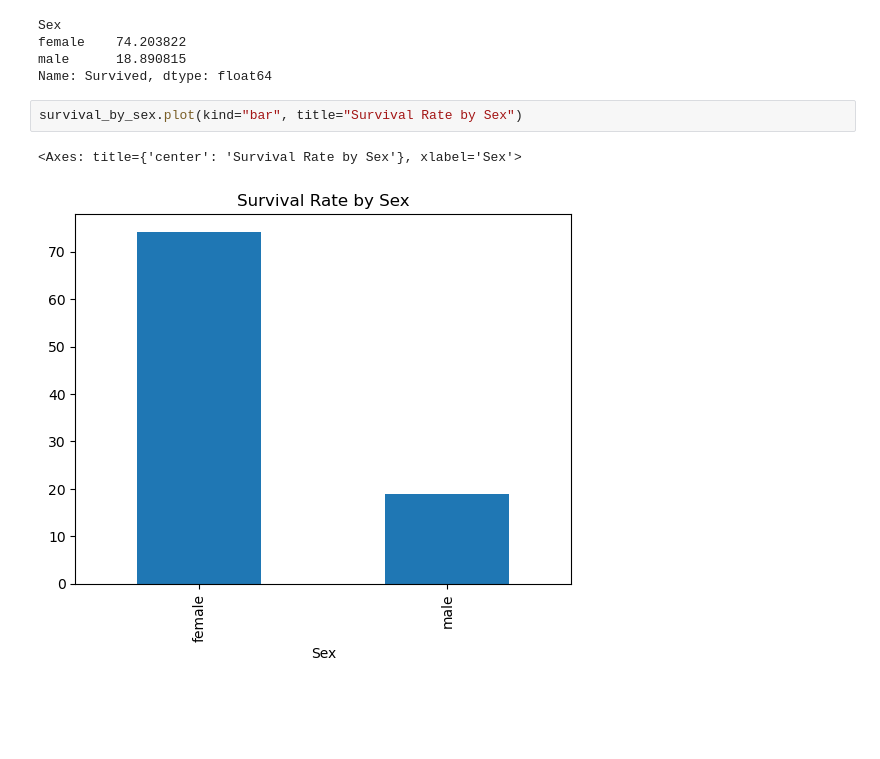
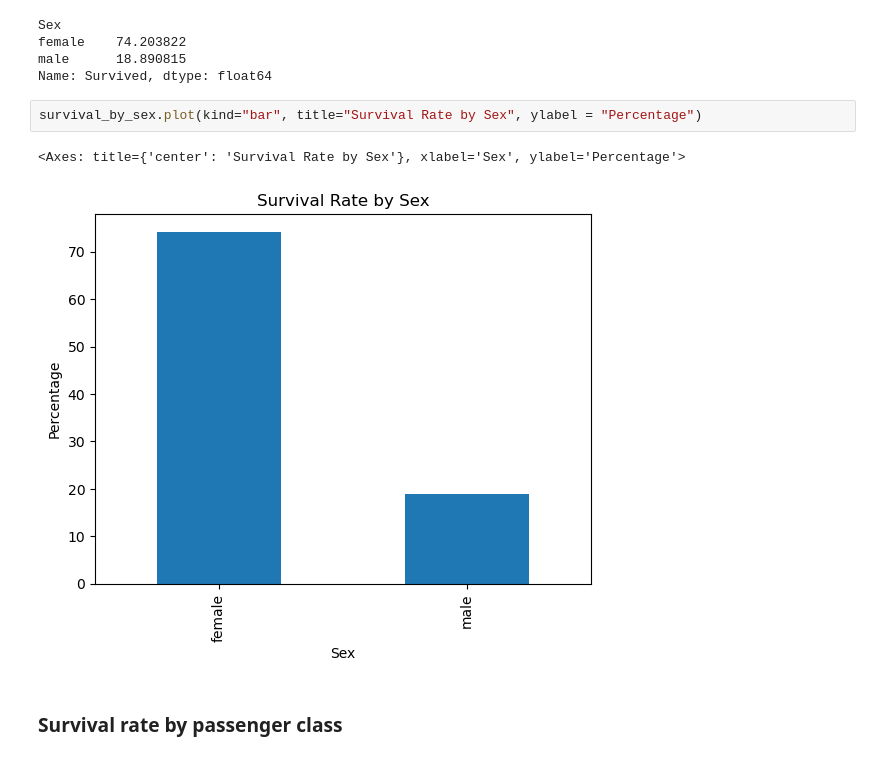
Before and after one commit to AlejandroRodriguezCervera/pasajeros_titanic, a Jupyter notebook: Pasajeros_Titanic_python.ipynb, the cells around one changed output. Saved outputs shown, nothing was run; the diff lists cells and outputs as text; blank space fills up the shorter version.

```diff
--- a/Pasajeros_Titanic_python.ipynb
+++ b/Pasajeros_Titanic_python.ipynb
@@ -104,7 +105,9 @@ female    74.203822
 male      18.890815
 Name: Survived, dtype: float64
 # %%
-survival_by_sex.plot(kind="bar", title="Survival Rate by Sex")
+survival_by_sex.plot(kind="bar", title="Survival Rate by Sex", ylabel = "Percentage")
 # %% [output]
-<Axes: title={'center': 'Survival Rate by Sex'}, xlabel='Sex'>
+<Axes: title={'center': 'Survival Rate by Sex'}, xlabel='Sex', ylabel='Percentage'>
-[figure, old version]
+[figure, new version]
+# %% [markdown]
+### Survival rate by passenger class
```
Also changed, not shown: parts of 8 cells of this notebook.
